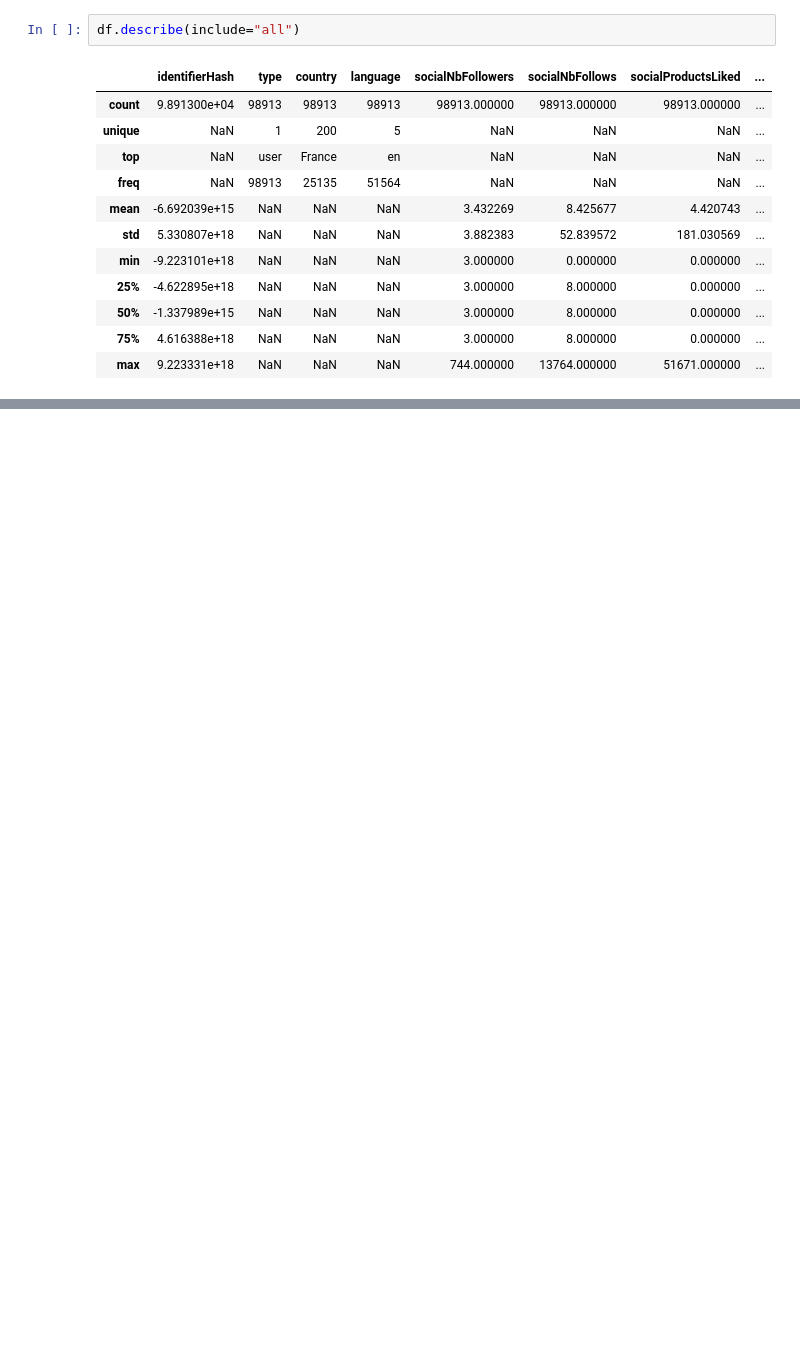
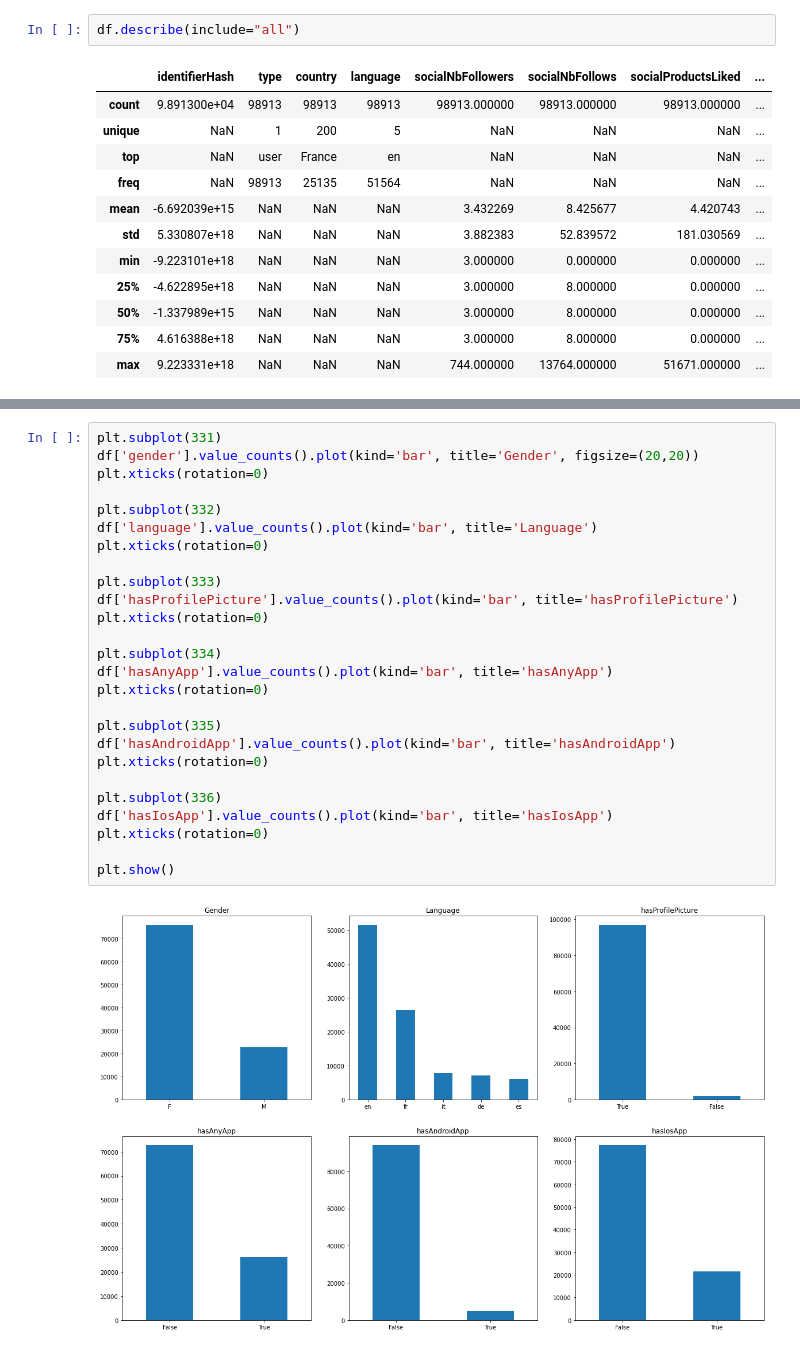
Before and after one commit to mattlim96/getharley-challenge, a Jupyter notebook: solution.ipynb, the cells around one changed output, grey strips where cells are left out. Cells and saved outputs as stored; diff of their text form; blank space fills up the shorter version.

```diff
--- a/solution.ipynb
+++ b/solution.ipynb
@@ -109,0 +79,28 @@ plt.close(FIG)
+# %%
+plt.subplot(331)
+df['gender'].value_counts().plot(kind='bar', title='Gender', figsize=(20,20))
+plt.xticks(rotation=0)
+
+plt.subplot(332)
+df['language'].value_counts().plot(kind='bar', title='Language')
+plt.xticks(rotation=0)
+
+plt.subplot(333)
+df['hasProfilePicture'].value_counts().plot(kind='bar', title='hasProfilePicture')
+plt.xticks(rotation=0)
+
+plt.subplot(334)
+df['hasAnyApp'].value_counts().plot(kind='bar', title='hasAnyApp')
+plt.xticks(rotation=0)
+
+plt.subplot(335)
+df['hasAndroidApp'].value_counts().plot(kind='bar', title='hasAndroidApp')
+plt.xticks(rotation=0)
+
+plt.subplot(336)
+df['hasIosApp'].value_counts().plot(kind='bar', title='hasIosApp')
+plt.xticks(rotation=0)
+
+plt.show()
+# %% [output]
+[figure, added]
```
Also changed, not shown: parts of 18 cells of this notebook.
